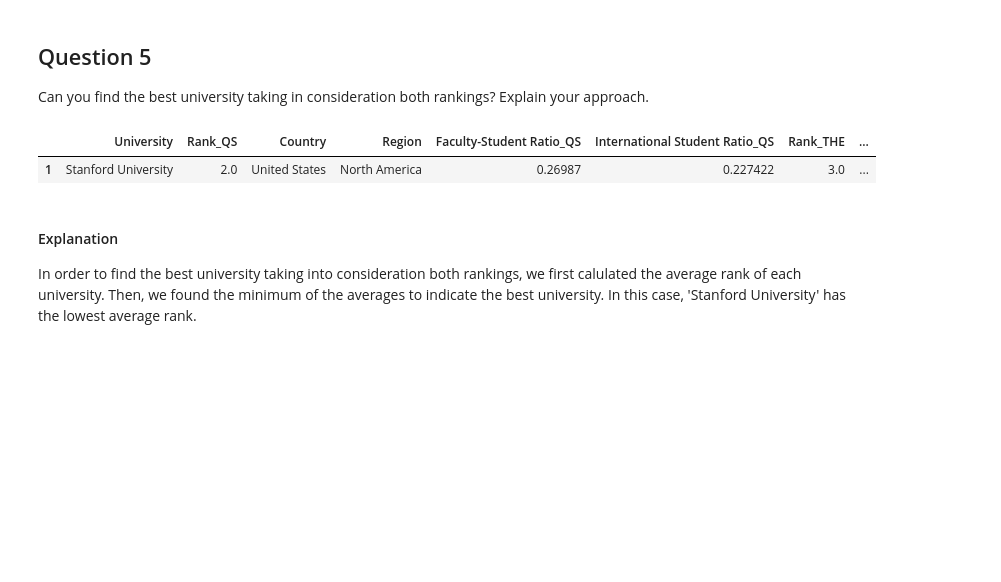
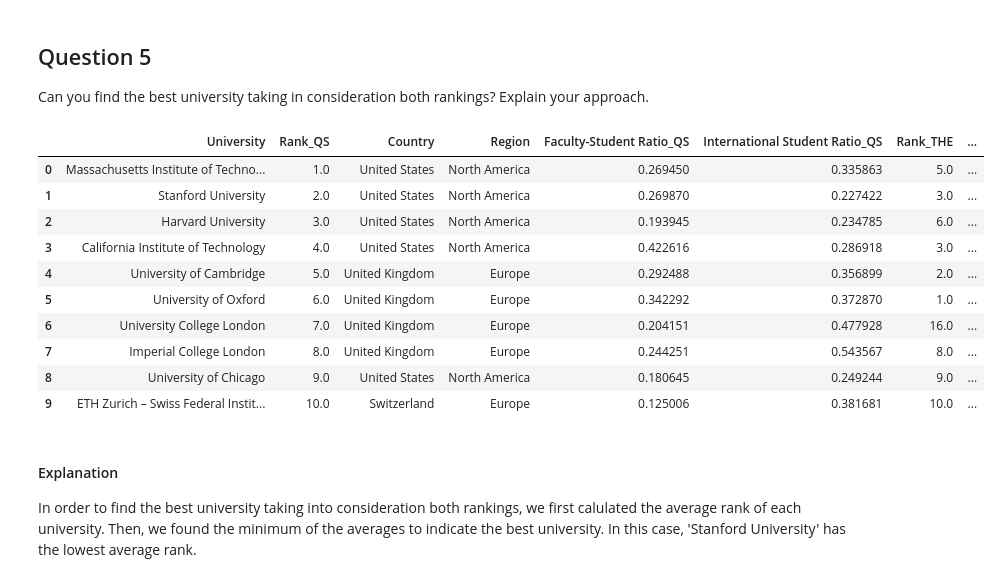
Before and after one commit to GauravPasari/ADA_Group_Tota_Pasari_Prelot, a Jupyter notebook: Homework2.ipynb, the cells around one changed output. Drawn from its saved outputs; the diff is of its cells as text; code cells hidden in the pictures; blank space fills up the shorter version.

```diff
--- a/Homework2.ipynb
+++ b/Homework2.ipynb
@@ -735,14 +811,28 @@ Together this data indicates that the rank and the faculty-student ratio are mod
 ## Question 5
 Can you find the best university taking in consideration both rankings? Explain your approach.
 # %%
-# Calculate the average rank from both datasets for each university
-merged_df['Average Rank'] = (merged_df['Rank_QS'] + merged_df['Rank_THE'])/2.0
+# # Calculate the average rank from both datasets for each university
+# merged_df['Average Rank'] = (merged_df['Rank_QS'] + merged_df['Rank_THE'])/2.0
 
-# Find the minimum average rank to indicate best university
-merged_df.loc[[merged_df['Average Rank'].argmin()]]
+# # Find the minimum average rank to indicate best university
+# merged_df.loc[[merged_df['Average Rank'].argmin()]]
+
+merged_df['Average Rank'] = merged_df[['Rank_QS', 'Rank_THE']].mean(axis=1)
+merged_df['Average Faculty-Student Ratio'] = merged_df[['Faculty-Student Ratio_QS', 'Faculty-Student Ratio_THE']].mean(axis=1)
+merged_df['Average International Student Ratio'] = merged_df[['International Student Ratio_QS', 'International Student Ratio_THE']].mean(axis=1)
+merged_df.head(n=10)
 # %% [output]
 |  | University | Rank_QS | Country | Region | Faculty-Student Ratio_QS | International Student Ratio_QS | Rank_THE | ... |
-| 1 | Stanford University | 2.0 | United States | North America | 0.26987 | 0.227422 | 3.0 | ... |
+| 0 | Massachusetts Institute of Techno... | 1.0 | United States | North America | 0.269450 | 0.335863 | 5.0 | ... |
+| 1 | Stanford University | 2.0 | United States | North America | 0.269870 | 0.227422 | 3.0 | ... |
+| 2 | Harvard University | 3.0 | United States | North America | 0.193945 | 0.234785 | 6.0 | ... |
+| 3 | California Institute of Technology | 4.0 | United States | North America | 0.422616 | 0.286918 | 3.0 | ... |
+| 4 | University of Cambridge | 5.0 | United Kingdom | Europe | 0.292488 | 0.356899 | 2.0 | ... |
+| 5 | University of Oxford | 6.0 | United Kingdom | Europe | 0.342292 | 0.372870 | 1.0 | ... |
+| 6 | University College London | 7.0 | United Kingdom | Europe | 0.204151 | 0.477928 | 16.0 | ... |
+| 7 | Imperial College London | 8.0 | United Kingdom | Europe | 0.244251 | 0.543567 | 8.0 | ... |
+| 8 | University of Chicago | 9.0 | United States | North America | 0.180645 | 0.249244 | 9.0 | ... |
+| 9 | ETH Zurich – Swiss Federal Instit... | 10.0 | Switzerland | Europe | 0.125006 | 0.381681 | 10.0 | ... |
 # %% [markdown]
 #### Explanation
 In order to find the best university taking into consideration both rankings, we first calulated the average rank of each university. Then, we found the minimum of the averages to indicate the best university. In this case, 'Stanford University' has the lowest average rank.
```
Also changed, not shown: parts of 13 cells of this notebook.
